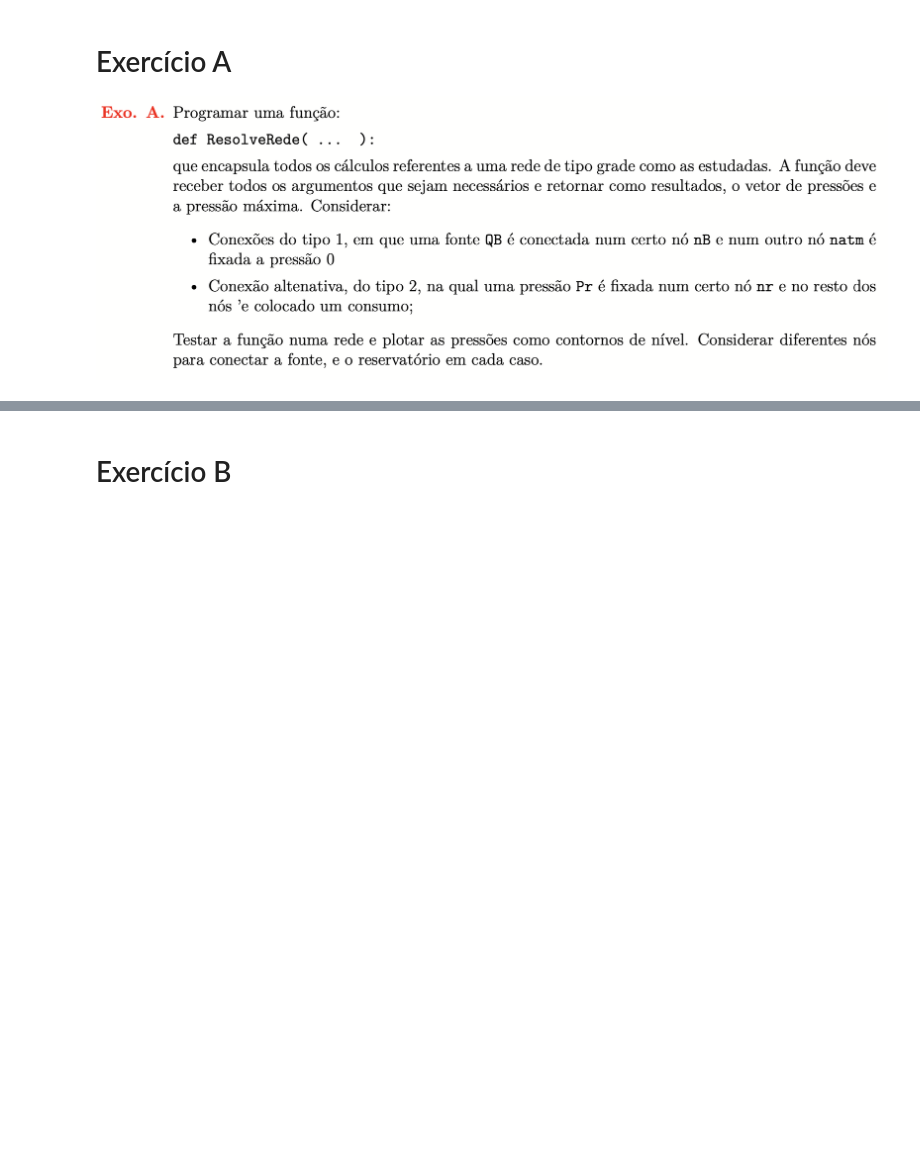
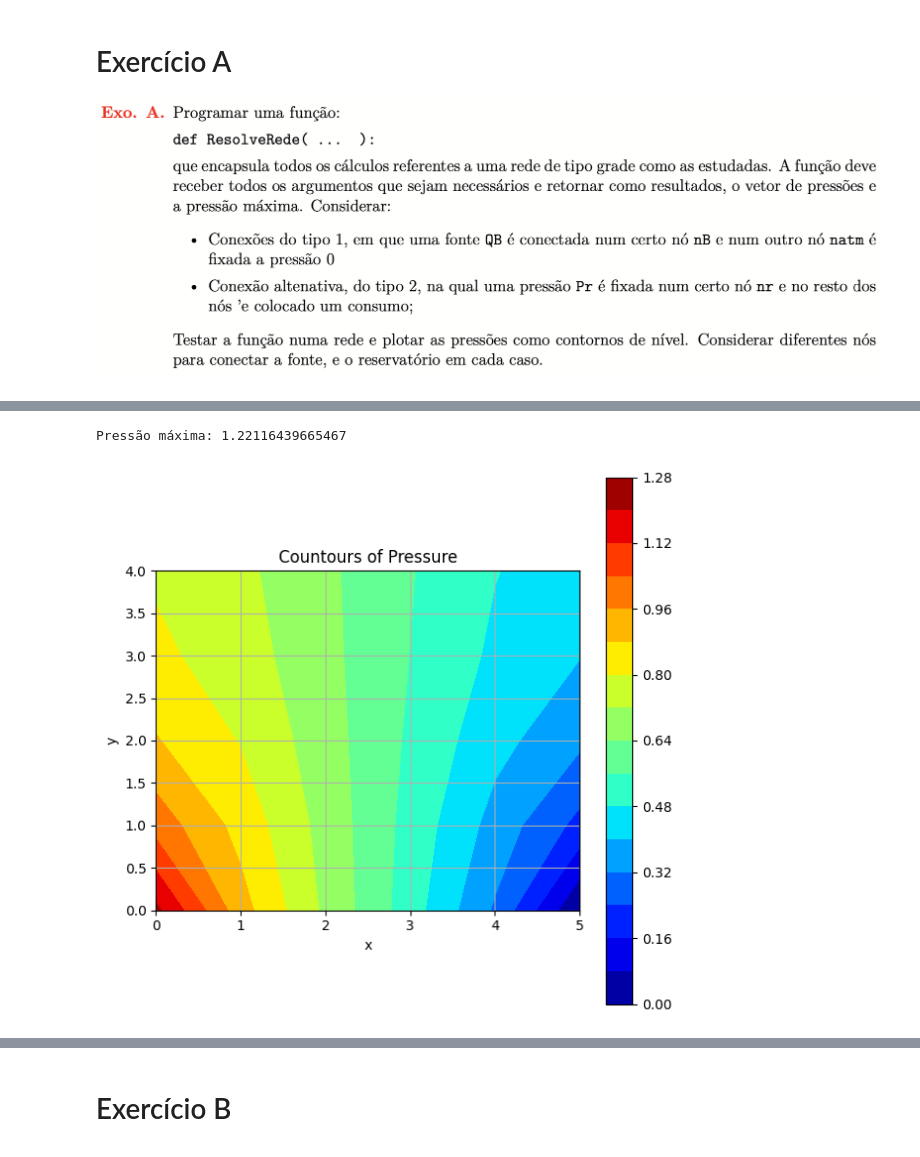
Before and after one commit to marcogarcia2/Calculo-Numerico, a Jupyter notebook: Lista 2 - Resolução.ipynb, the cells around one changed output, grey strips where cells are left out. Saved outputs shown, nothing was run; the diff lists cells and outputs as text; code cells hidden in the pictures; blank space fills up the shorter version.

```diff
--- a/Lista 2 - Resolução.ipynb
+++ b/Lista 2 - Resolução.ipynb
@@ -155,0 +169,16 @@ def PlotPressure(n, m, pressure):
+# %%
+# ------ Resolvendo Rede, Exemplo 1 ------ #
+
+# Conexão do tipo 1
+nAtm = 5
+nB = 0
+QB = 2.0
+
+# Resolvendo a rede
+pressoes, pMax = ResolveRede1(nN, nC, C_grade, conec_grade, nAtm, nB, QB)
+print("Pressão máxima:",pMax)
+
+PlotPressure(n, m, pressoes)
+# %% [output]
+Pressão máxima: 1.22116439665467
+[figure, added]
```
Also changed, not shown: parts of 15 cells of this notebook.
